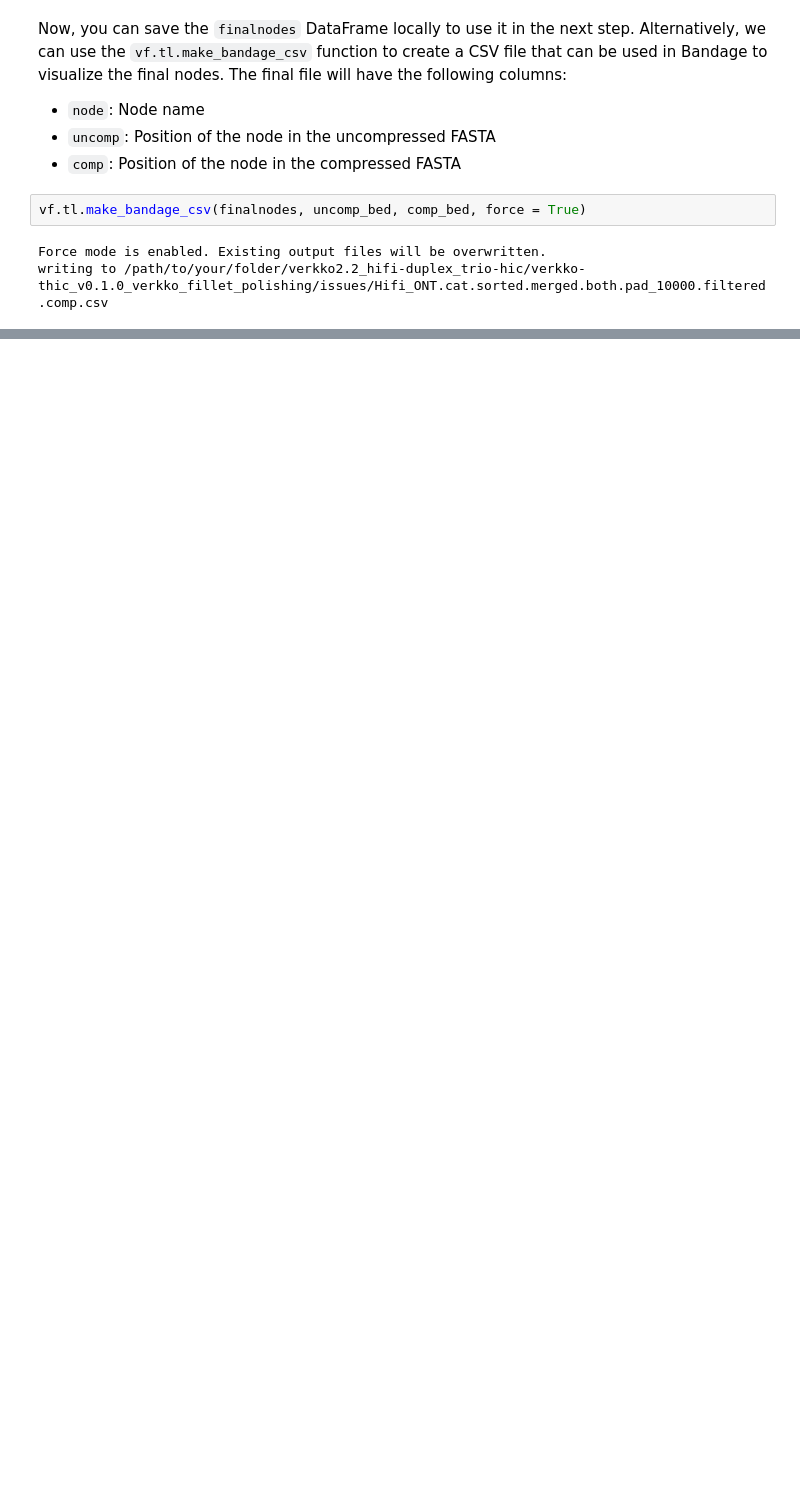
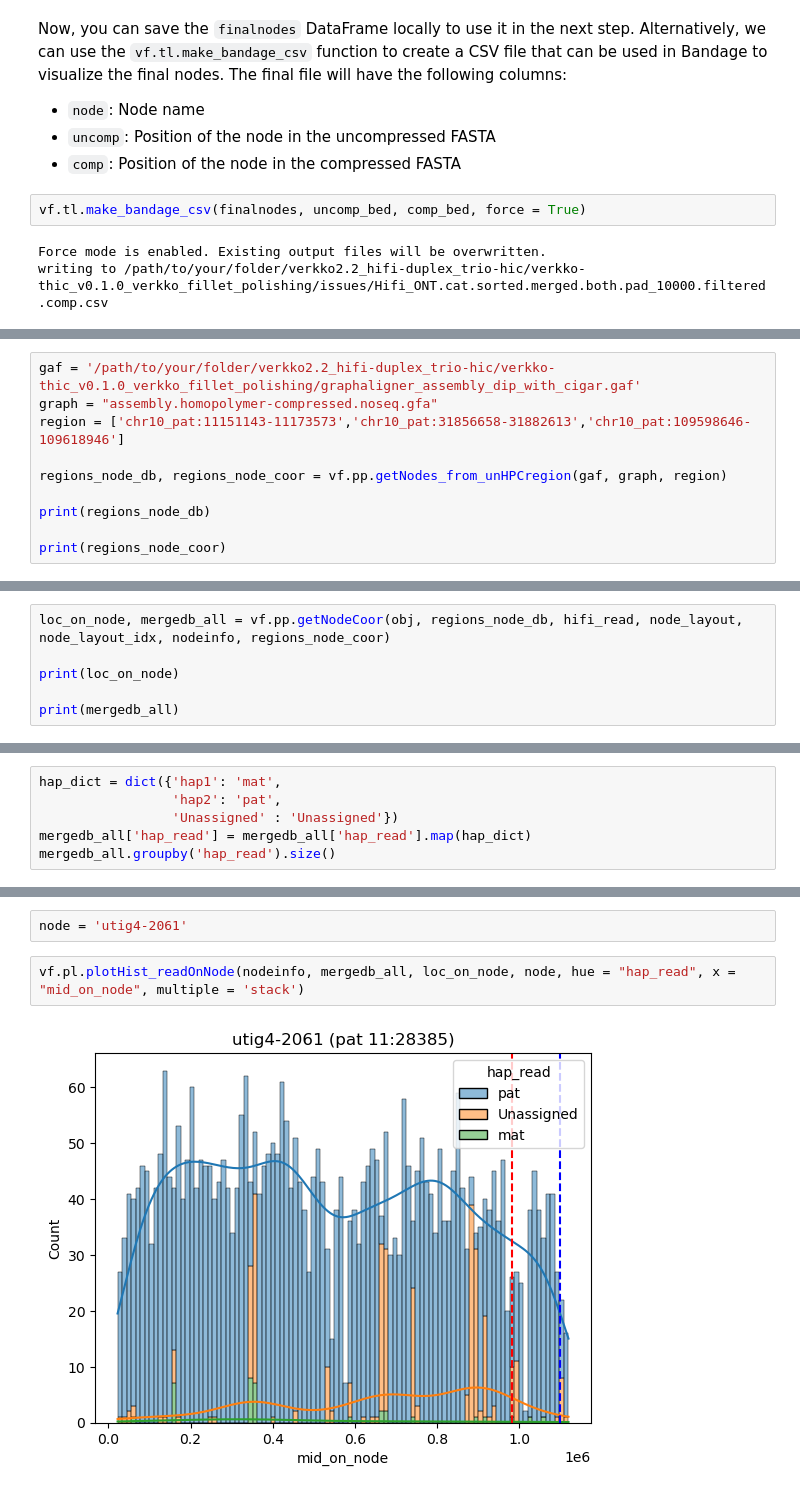
Before and after one commit to jjuhyunkim/verkko-fillet, a Jupyter notebook: docs/tutorials/basics/conv_fasta_gfa.ipynb, the cells around one changed output, grey strips where cells are left out. Drawn from its saved outputs; the diff is of its cells as text; blank space fills up the shorter version.

```diff
--- a/docs/tutorials/basics/conv_fasta_gfa.ipynb
+++ b/docs/tutorials/basics/conv_fasta_gfa.ipynb
@@ -88,0 +146,10 @@ writing to /path/to/your/folder/verkko2.2_hifi-duplex_trio-hic/verkko-thic_v0.1.
+# %%
+gaf = '/path/to/your/folder/verkko2.2_hifi-duplex_trio-hic/verkko-thic_v0.1.0_verkko_fillet_polishing/graphaligner_assembly_dip_with_cigar.gaf'
+graph = "assembly.homopolymer-compressed.noseq.gfa"
+region = ['chr10_pat:11151143-11173573','chr10_pat:31856658-31882613','chr10_pat:109598646-109618946']
+
+regions_node_db, regions_node_coor = vf.pp.getNodes_from_unHPCregion(gaf, graph, region)
+
+print(regions_node_db)
+
+print(regions_node_coor)
@@ -88,0 +179,6 @@ writing to /path/to/your/folder/verkko2.2_hifi-duplex_trio-hic/verkko-thic_v0.1.
+# %%
+loc_on_node, mergedb_all = vf.pp.getNodeCoor(obj, regions_node_db, hifi_read, node_layout, node_layout_idx, nodeinfo, regions_node_coor)
+
+print(loc_on_node)
+
+print(mergedb_all)
@@ -88,0 +208,6 @@ writing to /path/to/your/folder/verkko2.2_hifi-duplex_trio-hic/verkko-thic_v0.1.
+# %%
+hap_dict = dict({'hap1': 'mat',
+                 'hap2': 'pat',
+                 'Unassigned' : 'Unassigned'})
+mergedb_all['hap_read'] = mergedb_all['hap_read'].map(hap_dict)
+mergedb_all.groupby('hap_read').size()
@@ -88,0 +223,6 @@ writing to /path/to/your/folder/verkko2.2_hifi-duplex_trio-hic/verkko-thic_v0.1.
+# %%
+node = 'utig4-2061'
+# %%
+vf.pl.plotHist_readOnNode(nodeinfo, mergedb_all, loc_on_node, node, hue = "hap_read", x = "mid_on_node", multiple = 'stack')
+# %% [output]
+[figure, added]
```
Also changed, not shown: parts of 16 cells of this notebook, 8 other files.
